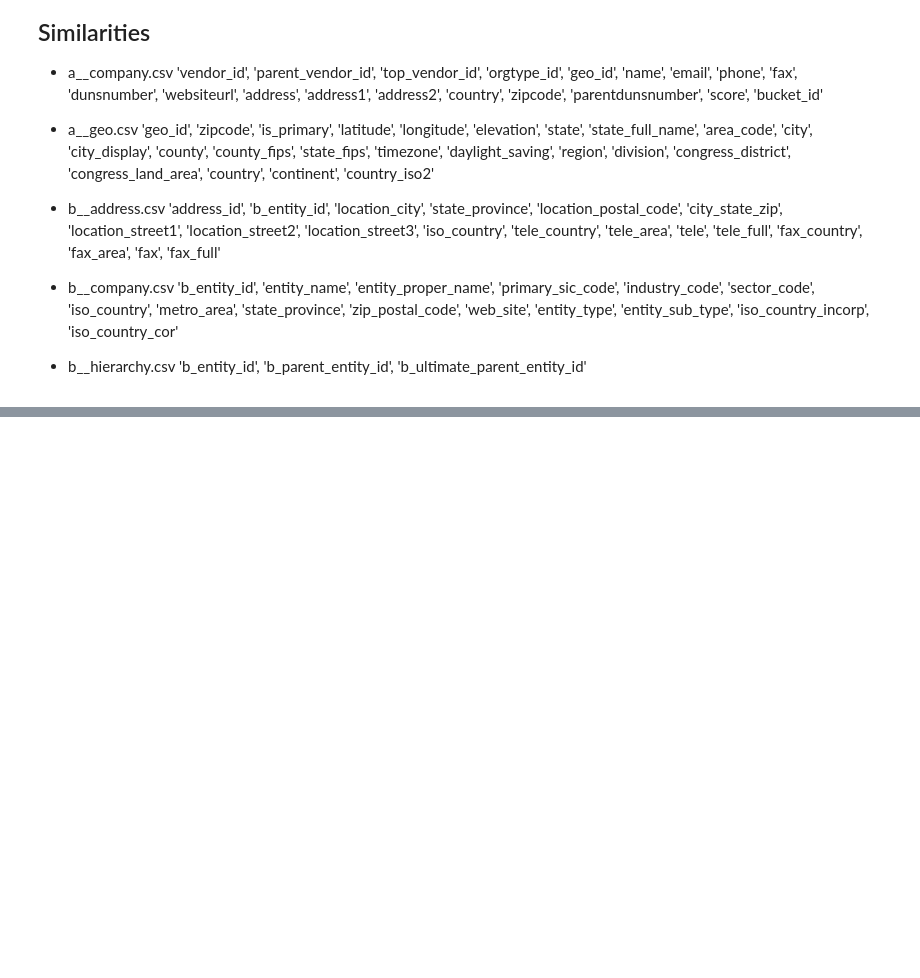
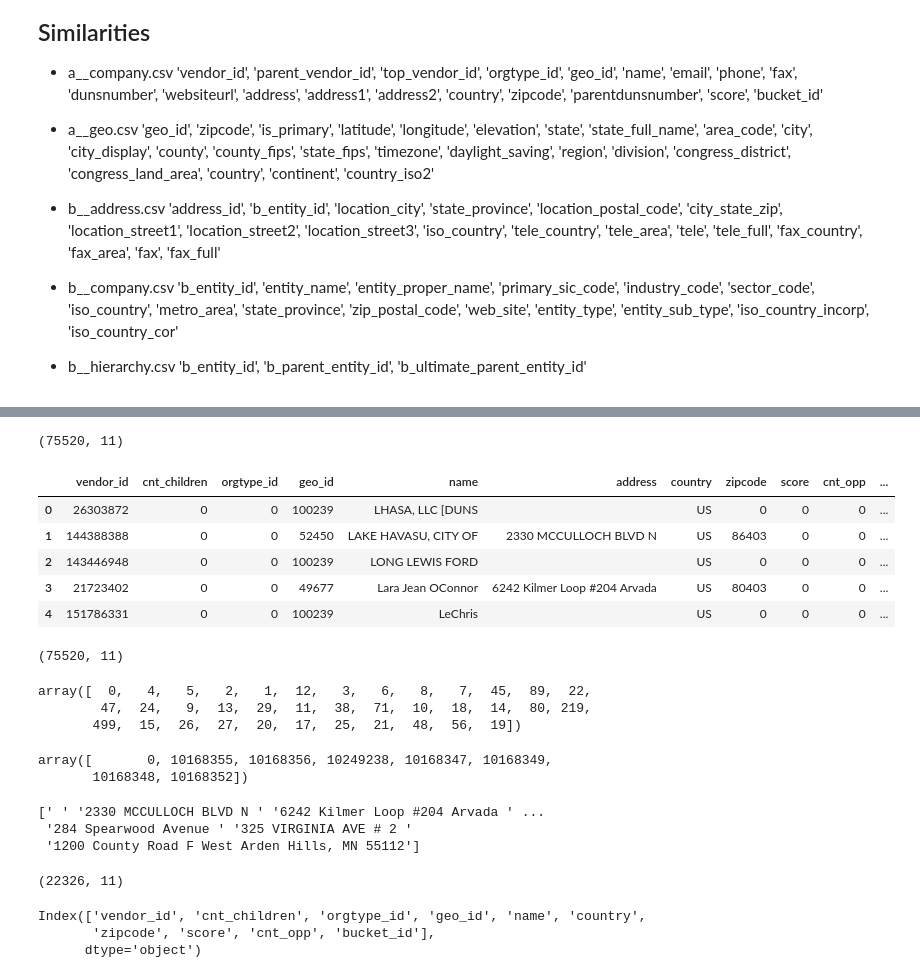
Before and after one commit to jeffersonzaki/Govini, a Jupyter notebook: Untitled.ipynb, the cells around one changed output, grey strips where cells are left out. Cells and saved outputs as stored; diff of their text form; code cells hidden in the pictures; blank space fills up the shorter version.

```diff
--- a/Untitled.ipynb
+++ b/Untitled.ipynb
@@ -365,0 +465,46 @@ plt.tight_layout();
+# %%
+a_company_clean.shape
+# %% [output]
+(75520, 11)
+# %%
+a_company_clean.head()
+# %% [output]
+|  | vendor_id | cnt_children | orgtype_id | geo_id | name | address | country | zipcode | score | cnt_opp | ... |
+| 0 | 26303872 | 0 | 0 | 100239 | LHASA, LLC [DUNS |  | US | 0 | 0 | 0 | ... |
+| 1 | 144388388 | 0 | 0 | 52450 | LAKE HAVASU, CITY OF | 2330 MCCULLOCH BLVD N | US | 86403 | 0 | 0 | ... |
+| 2 | 143446948 | 0 | 0 | 100239 | LONG LEWIS FORD |  | US | 0 | 0 | 0 | ... |
+| 3 | 21723402 | 0 | 0 | 49677 | Lara Jean OConnor | 6242 Kilmer Loop #204 Arvada | US | 80403 | 0 | 0 | ... |
+| 4 | 151786331 | 0 | 0 | 100239 | LeChris |  | US | 0 | 0 | 0 | ... |
+# %%
+a_company_clean.shape
+# %% [output]
+(75520, 11)
+# %%
+# Looking into more columns
+a_company_clean.cnt_children.unique()  # Looking at this, I'm guessing that this means how many child companies this parent company has
+# %% [output]
+array([  0,   4,   5,   2,   1,  12,   3,   6,   8,   7,  45,  89,  22,
+        47,  24,   9,  13,  29,  11,  38,  71,  10,  18,  14,  80, 219,
+       499,  15,  26,  27,  20,  17,  25,  21,  48,  56,  19])
+# %%
+# Checking orgtype_id
+a_company_clean.orgtype_id.unique()
+# %% [output]
+array([       0, 10168355, 10168356, 10249238, 10168347, 10168349,
+       10168348, 10168352])
+# %%
+print(a_company_clean.address.unique())  # Noticing that there are some rows with missing values for address
+# %% [output]
+[' ' '2330 MCCULLOCH BLVD N ' '6242 Kilmer Loop #204 Arvada ' ...
+ '284 Spearwood Avenue ' '325 VIRGINIA AVE # 2 '
+ '1200 County Road F West Arden Hills, MN 55112']
+# %%
+# Checking how many missing values there are for address
+"""
+There are too many missing
+values for address. This column
+will have to be removed
+"""
+a_company_clean.loc[a_company_clean["address"] == " "].shape
+# %% [output]
+(22326, 11)
@@ -365,0 +514,6 @@ plt.tight_layout();
+# %%
+a_company_clean.columns
+# %% [output]
+Index(['vendor_id', 'cnt_children', 'orgtype_id', 'geo_id', 'name', 'country',
+       'zipcode', 'score', 'cnt_opp', 'bucket_id'],
+      dtype='object')
```
Also changed, not shown: parts of 26 cells of this notebook.
